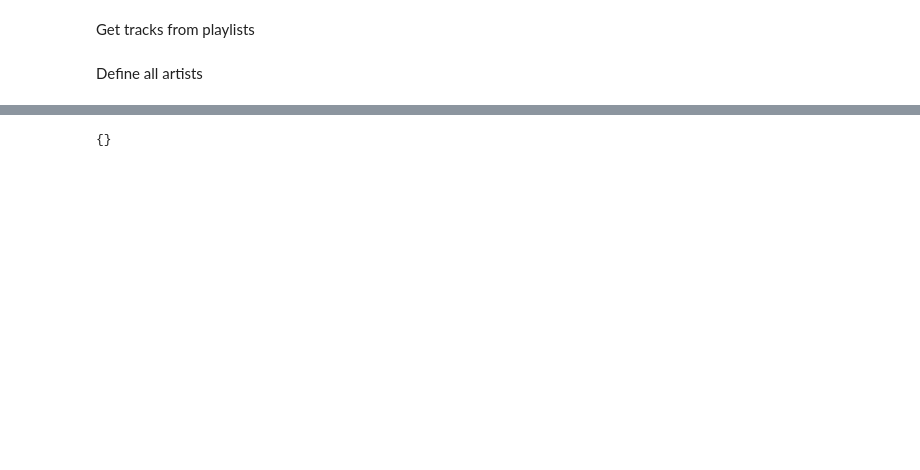
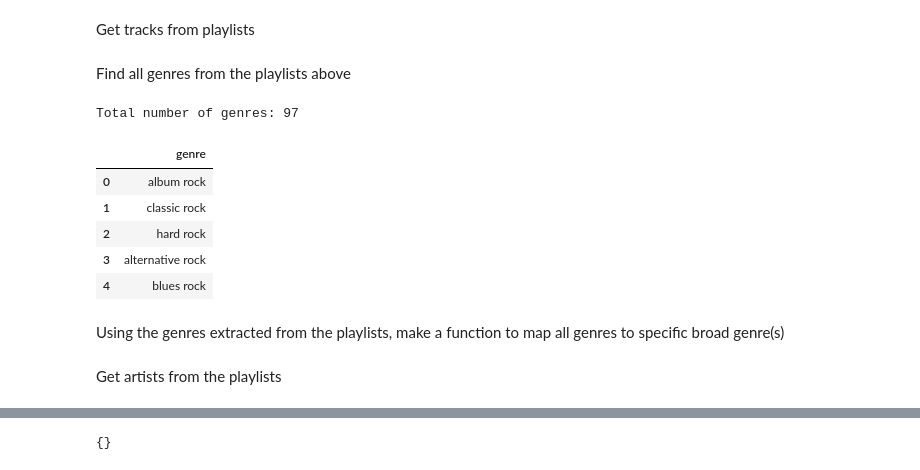
Before and after one commit to JWL16038/Music-Classification, a Jupyter notebook: Notebooks/Spotify scraper.ipynb, the cells around one changed output, grey strips where cells are left out. Cells and saved outputs as stored; diff of their text form; code cells hidden in the pictures; blank space fills up the shorter version.

Commit message:
Add function to find all genres from the playlists

```diff
--- a/Notebooks/Spotify scraper.ipynb
+++ b/Notebooks/Spotify scraper.ipynb
@@ -61,4 +64,37 @@ playlists = [
 ]
-# %% [markdown]
-Define all artists
+# %% [markdown]
+Find all genres from the playlists above
+# %%
+columns = ["genre"]
+genres_df = pd.DataFrame(columns=columns)
+total_genres = 0
+
+for playlist in playlists:
+    playlist_data = sp.playlist_tracks(f"https://open.spotify.com/playlist/{playlist}")
+    tracks = playlist_data['items']
+    while playlist_data['next']:
+        playlist_data = sp.next(playlist_data)
+        tracks.extend(playlist_data['items'])
+
+    for track in tracks:
+        uri = track["track"]["artists"][0]["uri"]
+        genres = sp.artist(uri)["genres"]
+        if len(genres) != 0:
+            for g in genres:
+                if not (genres_df['genre'].str.contains(g, regex=False).any()):
+                    new_row = {"genre" : g}
+                    genres_df = genres_df.append(new_row, ignore_index=True)
+                    total_genres += 1
+print(f"Total number of genres: {total_genres}")
+genres_df.head()
+# %% [output]
+Total number of genres: 97
+|  | genre |
+| 0 | album rock |
+| 1 | classic rock |
+| 2 | hard rock |
+| 3 | alternative rock |
+| 4 | blues rock |
+# %% [markdown]
+Using the genres extracted from the playlists, make a function to map all genres to specific broad genre(s)
 # %%
@@ -103,4 +136,6 @@ def get_broad_genres(genres):
     else:
         print("No broad genres found")
         return None
+# %% [markdown]
+Get artists from the playlists
 # %%
```
Also changed, not shown: parts of 7 cells of this notebook.
